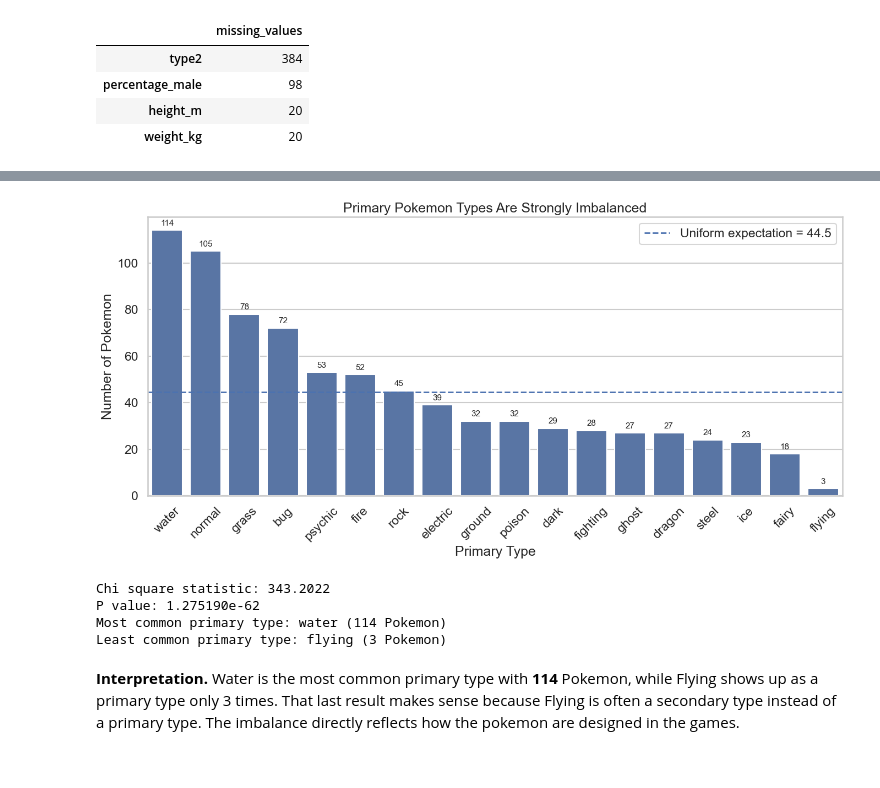
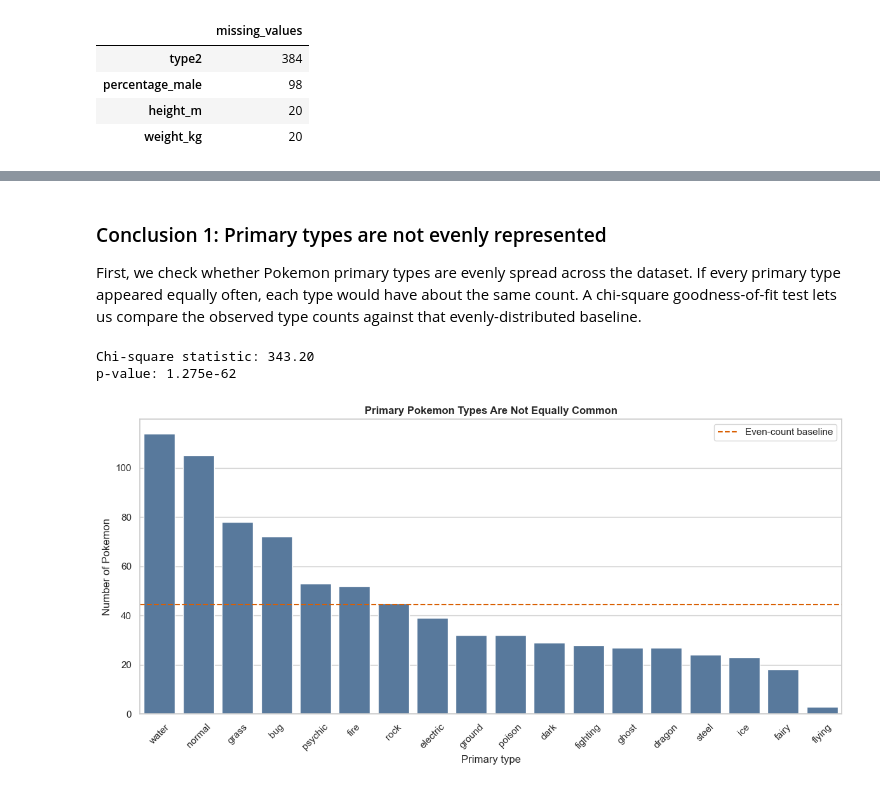
Before and after one commit to dhruvpat27/320_final_project, a Jupyter notebook: pokemon_analysis.ipynb, the cells around one changed output, grey strips where cells are left out. Drawn from its saved outputs; the diff is of its cells as text; code cells hidden in the pictures.

```diff
--- a/pokemon_analysis.ipynb
+++ b/pokemon_analysis.ipynb
@@ -37,17 +88,20 @@ The raw CSV has 801 rows and 45 columns. Before doing anything, we need to clean
 # %%
-pokemon = pd.read_csv("pokemon.csv")
+pokemon_raw = pd.read_csv("pokemon.csv")
 
+pokemon = pokemon_raw.copy()
 pokemon["capture_rate_clean"] = pd.to_numeric(
     pokemon["capture_rate"].astype(str).str.extract(r"(\d+)")[0],
-    errors="coerce"
+    errors="coerce",
 )
 pokemon["abilities_list"] = pokemon["abilities"].apply(ast.literal_eval)
-pokemon["abilities_count"] = pokemon["abilities_list"].apply(len)
-pokemon["has_second_type"] = pokemon["type2"].notna()
-pokemon["legendary_label"] = pokemon["is_legendary"].map({0: "Non-Legendary", 1: "Legendary"})
+pokemon["ability_count"] = pokemon["abilities_list"].apply(len)
+pokemon["type2_filled"] = pokemon["type2"].fillna("none")
+pokemon["legendary_label"] = np.where(pokemon["is_legendary"].eq(1), "Legendary", "Not legendary")
 
-print(f"Rows: {pokemon.shape[0]}")
-print(f"Columns: {pokemon.shape[1]}")
-display(pokemon.head())
+print(f"Rows: {pokemon.shape[0]:,}")
+print(f"Columns before cleaning: {pokemon_raw.shape[1]:,}")
+print(f"Columns after cleaning: {pokemon.shape[1]:,}")
+
+display(pokemon[["pokedex_number", "name", "type1", "type2_filled", "base_total", "capture_rate_clean", "is_legendary"]].head())
 # %% [output]
 Rows: 801
@@ -109,36 +163,30 @@ In simpler terms, some primary types show up much more often than others. So the
+# %% [markdown]
+### Conclusion 1: Primary types are not evenly represented
+
+First, we check whether Pokemon primary types are evenly spread across the dataset. If every primary type appeared equally often, each type would have about the same count. A chi-square goodness-of-fit test lets us compare the observed type counts against that evenly-distributed baseline.
 # %%
 type_counts = pokemon["type1"].value_counts().sort_values(ascending=False)
 expected_count = len(pokemon) / type_counts.shape[0]
 
 chi_square_stat, chi_square_p = stats.chisquare(
     f_obs=type_counts.values,
-    f_exp=np.repeat(expected_count, type_counts.shape[0])
+    f_exp=np.repeat(expected_count, type_counts.shape[0]),
 )
 
-fig, ax = plt.subplots(figsize=(14, 7))
-sns.barplot(x=type_counts.index, y=type_counts.values, color="C0", ax=ax)
-ax.axhline(expected_count, linestyle="--", linewidth=2, label=f"Uniform expectation = {expected_count:.1f}")
+print(f"Chi-square statistic: {chi_square_stat:.2f}")
+print(f"p-value: {chi_square_p:.4g}")
 
-for index, value in enumerate(type_counts.values):
-    ax.text(index, value + 2, str(value), ha="center", fontsize=11)
-
-ax.set_title("Primary Pokemon Types Are Strongly Imbalanced")
-ax.set_xlabel("Primary Type")
+fig, ax = plt.subplots(figsize=(12, 6))
+sns.barplot(x=type_counts.index, y=type_counts.values, ax=ax, color="#4C78A8")
+ax.axhline(expected_count, color="#D95F02", linestyle="--", label="Even-count baseline")
+ax.set_title("Primary Pokemon Types Are Not Equally Common")
+ax.set_xlabel("Primary type")
 ax.set_ylabel("Number of Pokemon")
 ax.tick_params(axis="x", rotation=45)
 ax.legend()
 plt.tight_layout()
 plt.show()
-
-print(f"Chi square statistic: {chi_square_stat:.4f}")
-print(f"P value: {chi_square_p:.6e}")
-print(f"Most common primary type: {type_counts.idxmax()} ({type_counts.max()} Pokemon)")
-print(f"Least common primary type: {type_counts.idxmin()} ({type_counts.min()} Pokemon)")
 # %% [output]
+Chi-square statistic: 343.20
+p-value: 1.275e-62
-[figure, old version]
+[figure, new version]
-Chi square statistic: 343.2022
-P value: 1.275190e-62
-Most common primary type: water (114 Pokemon)
-Least common primary type: flying (3 Pokemon)
-# %% [markdown]
-**Interpretation.** Water is the most common primary type with **114** Pokemon, while Flying shows up as a primary type only 3 times. That last result makes sense because Flying is often a secondary type instead of a primary type. The imbalance directly reflects how the pokemon are designed in the games.
```
Also changed, not shown: parts of 33 cells of this notebook, 1 other file.
